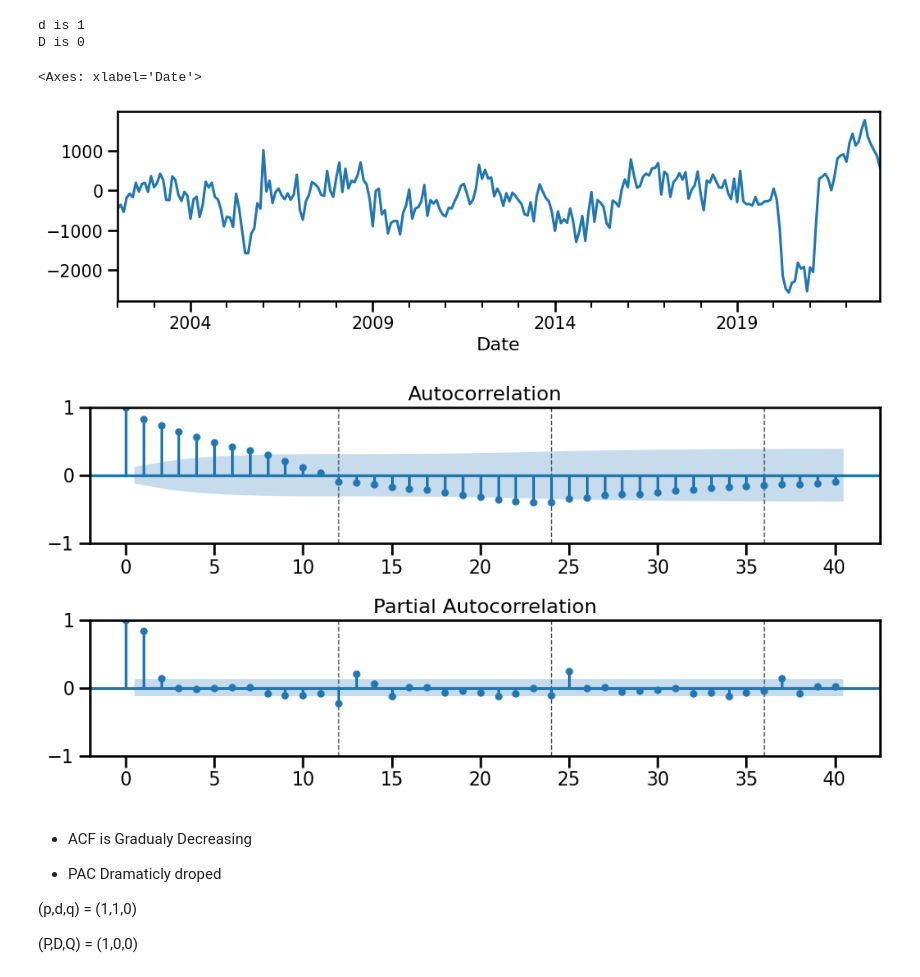
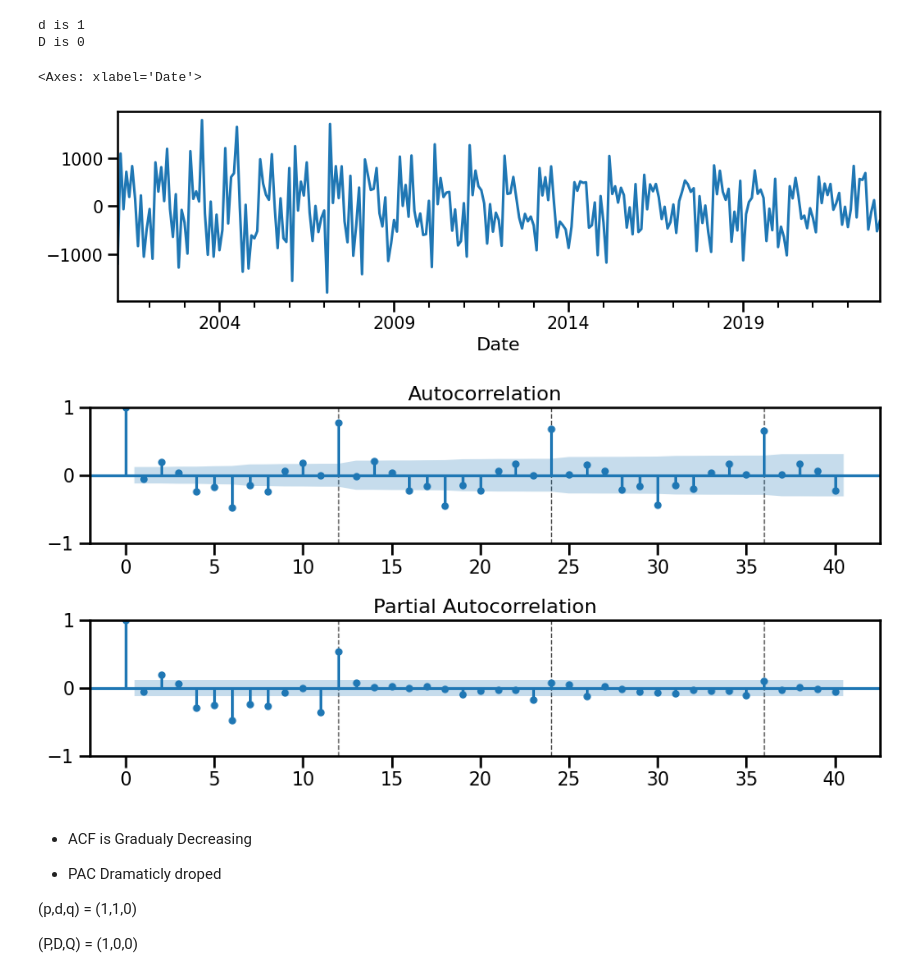
Before and after one commit to basharbayatna/TimeSeries_Anaysis_CrimeData, a Jupyter notebook: Time_Series_analysis_Crime_Data.ipynb, the cells around one changed output. Cells and saved outputs as stored; diff of their text form; code cells hidden in the pictures.

```diff
--- a/Time_Series_analysis_Crime_Data.ipynb
+++ b/Time_Series_analysis_Crime_Data.ipynb
@@ -951,17 +951,17 @@ d is 1
 D is 0
 # %%
 # For example, one non seasonal differencing
-ts_diff = ts_theft.diff(12).dropna()
+ts_diff = ts_theft.diff().dropna()
 
 ts_diff.plot()
 # %% [output]
 <Axes: xlabel='Date'>
-[figure, old version]
+[figure, new version]
 # %%
 # now look at the acf/pacf of the stationary data
 plot_acf_pacf(ts_diff, annotate_seas = True, m = 12);
 # %% [output]
-[figure, old version]
+[figure, new version]
 # %% [markdown]
 - ACF is Gradualy Decreasing
 
```
Also changed, not shown: parts of 10 cells of this notebook.
